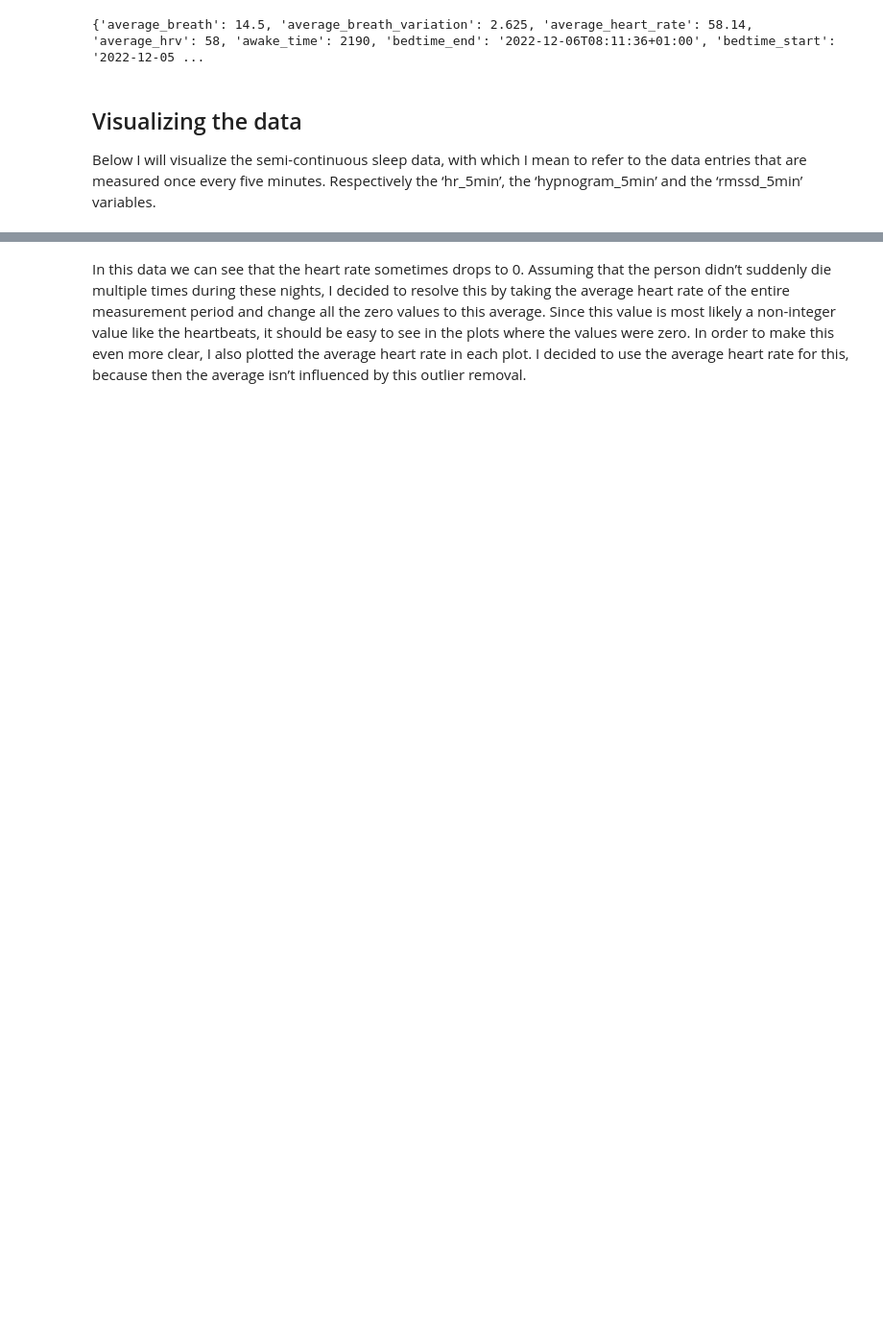
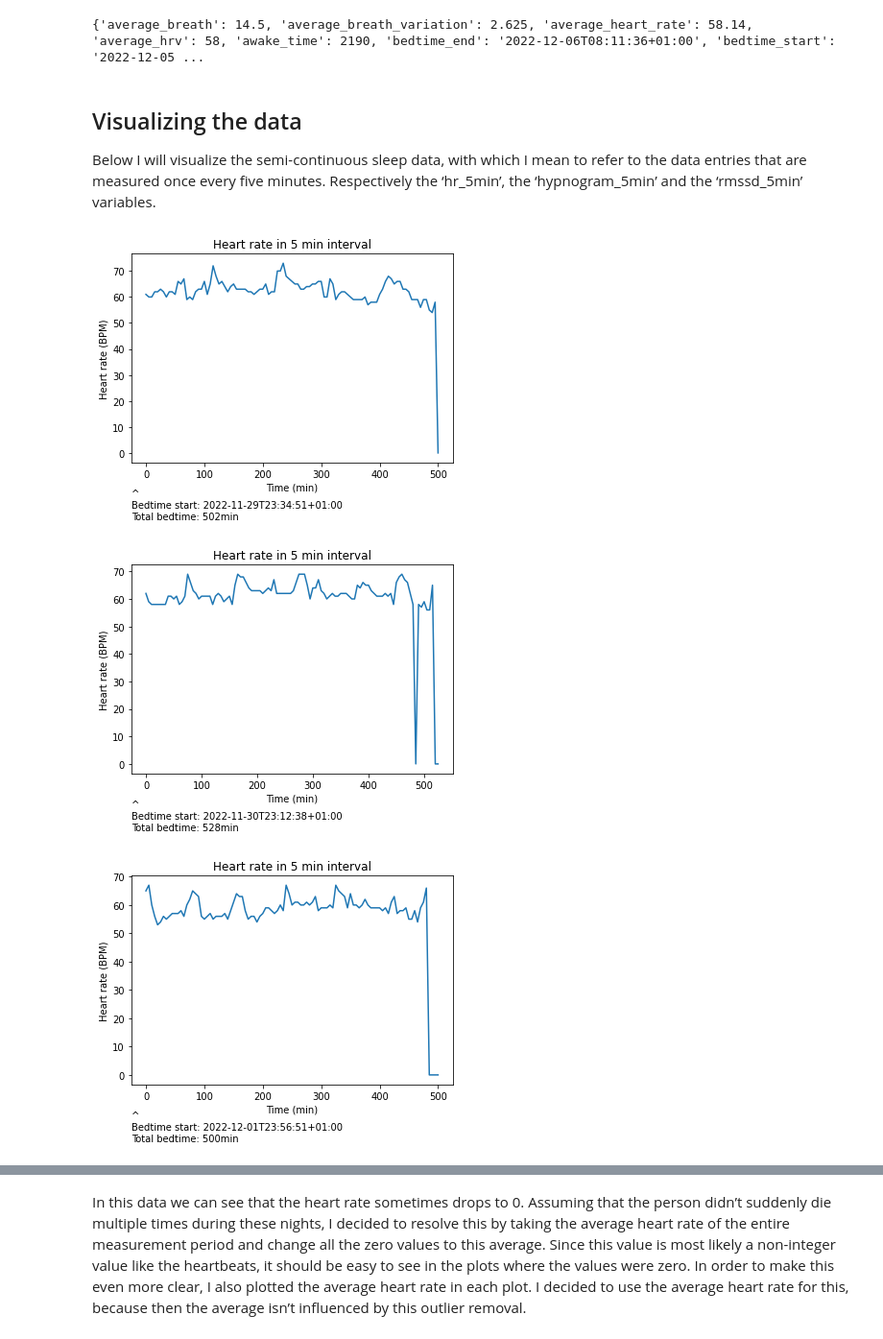
Before and after one commit to thalianajjar/internship_code, a Jupyter notebook: oura_data.ipynb, the cells around one changed output, grey strips where cells are left out. Shown at 96% size. Saved outputs shown, nothing was run; the diff lists cells and outputs as text; code cells hidden in the pictures; blank space fills up the shorter version.

Commit message:
fixed data extraction issue

```diff
--- a/oura_data.ipynb
+++ b/oura_data.ipynb
@@ -71,7 +63,7 @@ A value is trying to be set on a copy of a slice from a DataFrame
 
 See the caveats in the documentation: https://pandas.pydata.org/pandas-docs/stable/user_guide/indexing.html#returning-a-view-versus-a-copy
 # %%
-# NOT COMPLETE --> Combine all json files
+# Combine all json files obtained from https://cloud.ouraring.com/profile
 with open('/Users/user/Desktop/Msc AI RU/Internship/Code/oura_json/oura_sleep_2022-12-06T10-07-33.json') as f:
     data1 = json.load(f)
 
@@ -87,19 +79,22 @@ with open('/Users/user/Desktop/Msc AI RU/Internship/Code/oura_json/oura_daily-re
 with open('/Users/user/Desktop/Msc AI RU/Internship/Code/oura_json/oura_daily-activity_2022-12-06T10-07-45.json') as f:
     data5 = json.load(f)
 
-# files = [data1, data2, data3, data4, data5]
-# files = ['oura_json/oura_sleep_2022-12-06T10-07-33.json', 'oura_json/oura_heart-rate_2022-12-06T10-07-47.json', 'oura_json/oura_daily-sleep_2022-12-06T10-07-43.json', 'oura_json/oura_daily-readiness_2022-12-06T10-07-44.json', 'oura_json/oura_daily-activity_2022-12-06T10-07-45.json']
+with open('/Users/user/Desktop/Msc AI RU/Internship/Code/oura_json/oura_bedtime_2022-12-14T13-11-43.json') as f:
+    data6 = json.load(f)
 
-# df1 = pd.read_json('/Users/user/Desktop/Msc AI RU/Internship/Code/oura_json/oura_sleep_2022-12-06T10-07-33.json')
-# df2 = pd.read_json('/Users/user/Desktop/Msc AI RU/Internship/Code/oura_json/oura_heart-rate_2022-12-06T10-07-47.json')
-# df3 = pd.read_json('/Users/user/Desktop/Msc AI RU/Internship/Code/oura_json/oura_daily-sleep_2022-12-06T10-07-43.json')
-# df4 = pd.read_json('/Users/user/Desktop/Msc AI RU/Internship/Code/oura_json/oura_daily-readiness_2022-12-06T10-07-44.json')
-# df5 = pd.read_json('/Users/user/Desktop/Msc AI RU/Internship/Code/oura_json/oura_daily-activity_2022-12-06T10-07-45.json')
+with open('/Users/user/Desktop/Msc AI RU/Internship/Code/oura_json/oura_notes-tags_2022-12-14T13-11-42.json') as f:
+    data7 = json.load(f)
+
+with open('/Users/user/Desktop/Msc AI RU/Internship/Code/oura_json/oura_smoothed-location_2022-12-14T13-11-45.json') as f:
+    data8 = json.load(f)
 
 all_oura = merge(data1, data2)
 all_oura = merge(all_oura, data3)
 all_oura = merge(all_oura, data4)
 all_oura = merge(all_oura, data5)
+all_oura = merge(all_oura, data6)
+all_oura = merge(all_oura, data7)
+all_oura = merge(all_oura, data8)
 
 json_string = json.dumps(all_oura)
 with open('oura_json/all_json_oura.json', 'w') as outfile:
@@ -181,15 +150,19 @@ Below I will visualize the semi-continuous sleep data, with which I mean to refe
 # %%
 # Plotting the heart rate as measured in 5 minute intervals for the last week covered by the dataset
 counter=-1
 for i in data['sleep']:
     counter+=1
-    if counter>(570-7):
-        hr5=i['hr_5min']
+    if counter>(175-7):
+        hr5=i['heart_rate']['items']
         fig,ax=plt.subplots()
         ax.plot(hr5)
         ax.set_title('Heart rate in 5 min interval')
         ax.set_ylabel('Heart rate (BPM)')
         ax.set_xlabel('Time (min)')
         ax.set_xticklabels(['-1','0','100','200','300','400','500','600'])
         fig.show()
-        fig.text(0.125,-0.08,'^\nBedtime start: {}\nTotal bedtime: {}min'.format(i['bedtime_start'],int(i['duration']/60)))
+        fig.text(0.125,-0.08,'^\nBedtime start: {}\nTotal bedtime: {}min'.format(i['bedtime_start'],int(i['time_in_bed']/60)))
+# %% [output]
+[figure, added]
+[figure, added]
+[figure, added]
```
Also changed, not shown: parts of 10 cells of this notebook, 9 other files.
